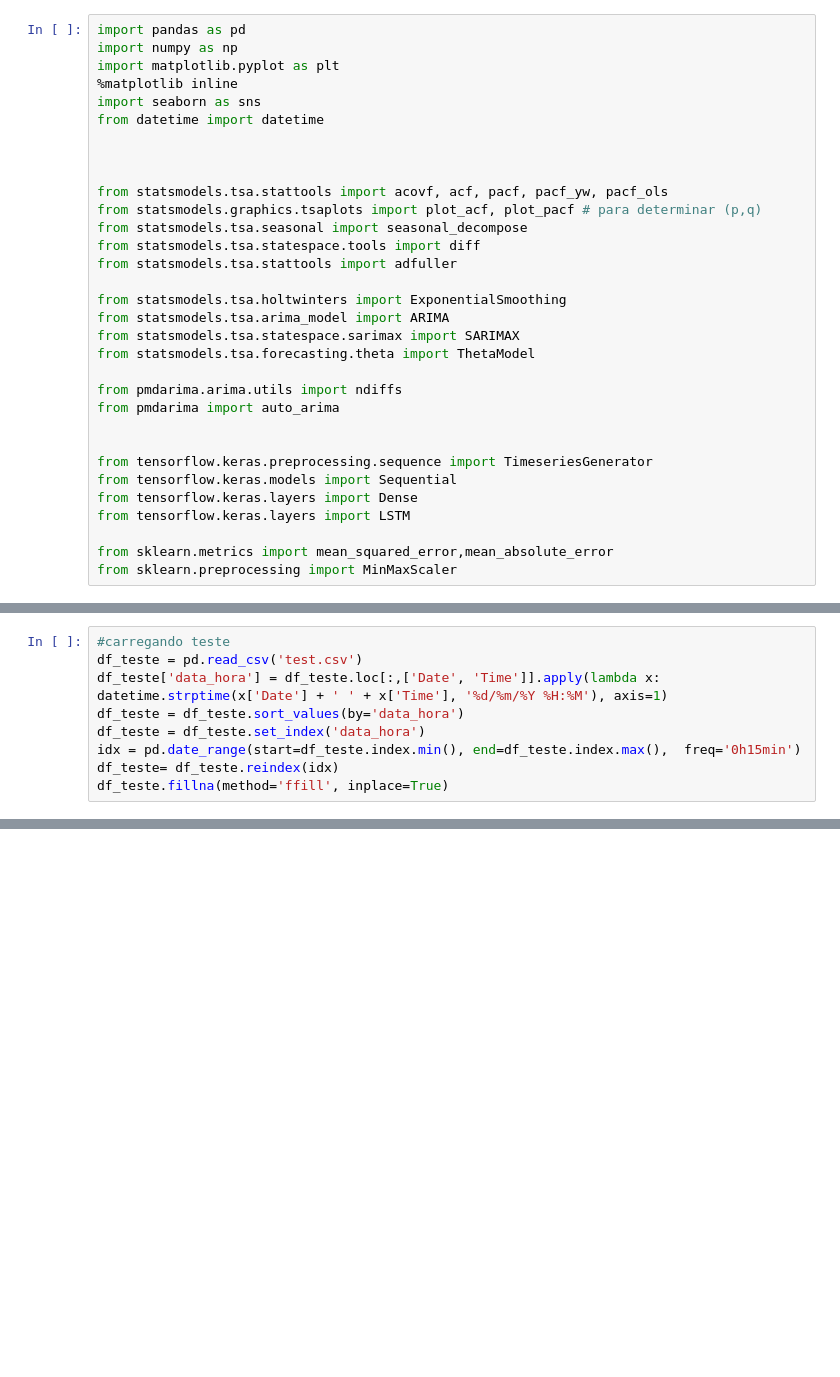
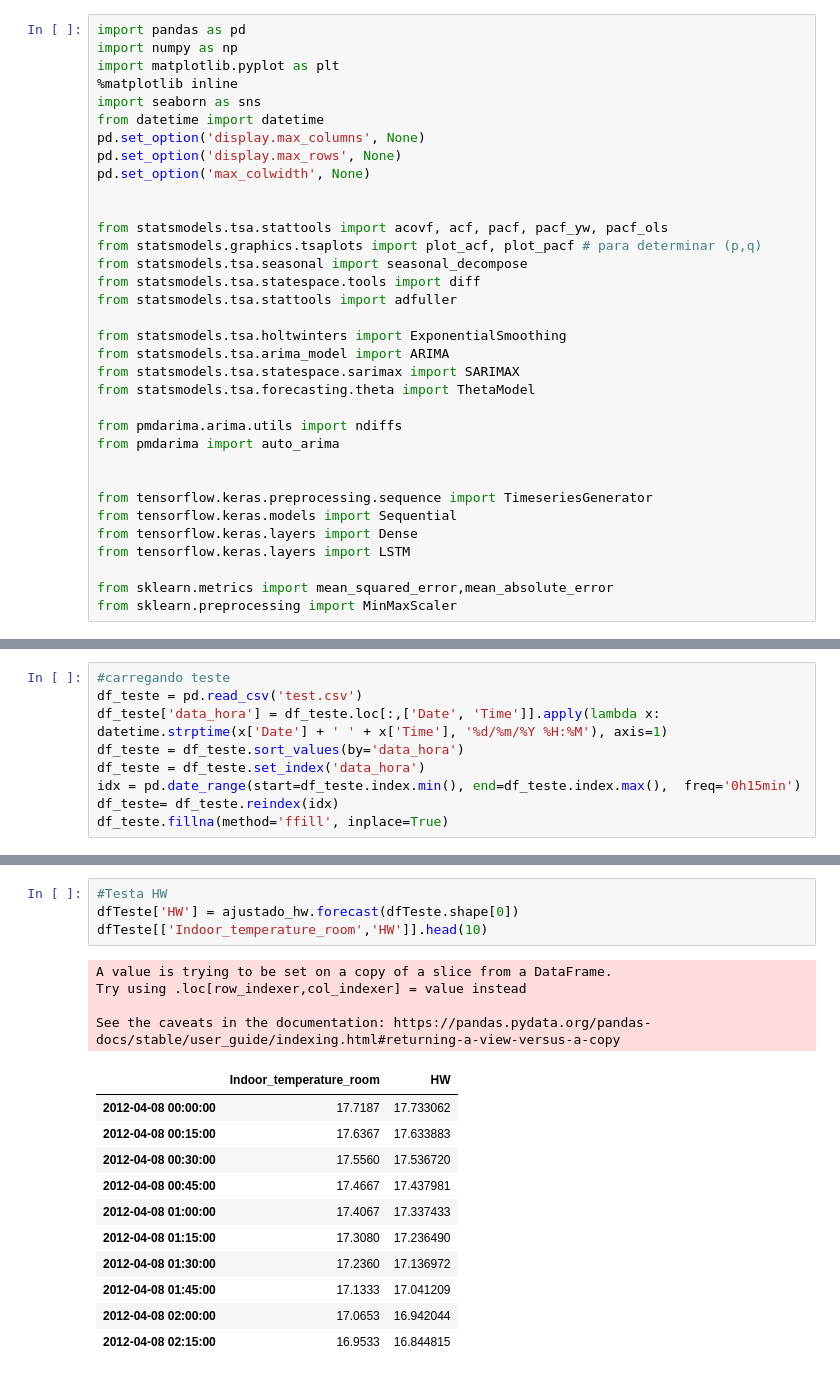
Before and after one commit to HedersonSantos/SmartHome, a Jupyter notebook: seriesTemporais.ipynb, the cells around one changed output, grey strips where cells are left out. Saved outputs shown, nothing was run; the diff lists cells and outputs as text; blank space fills up the shorter version.

```diff
--- a/seriesTemporais.ipynb
+++ b/seriesTemporais.ipynb
@@ -27,7 +27,9 @@ import matplotlib.pyplot as plt
 %matplotlib inline
 import seaborn as sns
 from datetime import datetime
-
+pd.set_option('display.max_columns', None)
+pd.set_option('display.max_rows', None)
+pd.set_option('max_colwidth', None)
 
 
 from statsmodels.tsa.stattools import acovf, acf, pacf, pacf_yw, pacf_ols
@@ -262,0 +285,20 @@ min(df_treino.index), max(df_treino.index),min(df_teste.index), max(df_teste.ind
+# %%
+#Testa HW
+dfTeste['HW'] = ajustado_hw.forecast(dfTeste.shape[0])
+dfTeste[['Indoor_temperature_room','HW']].head(10)
+# %% [output]
+A value is trying to be set on a copy of a slice from a DataFrame.
+Try using .loc[row_indexer,col_indexer] = value instead
+
+See the caveats in the documentation: https://pandas.pydata.org/pandas-docs/stable/user_guide/indexing.html#returning-a-view-versus-a-copy
+|  | Indoor_temperature_room | HW |
+| 2012-04-08 00:00:00 | 17.7187 | 17.733062 |
+| 2012-04-08 00:15:00 | 17.6367 | 17.633883 |
+| 2012-04-08 00:30:00 | 17.5560 | 17.536720 |
+| 2012-04-08 00:45:00 | 17.4667 | 17.437981 |
+| 2012-04-08 01:00:00 | 17.4067 | 17.337433 |
+| 2012-04-08 01:15:00 | 17.3080 | 17.236490 |
+| 2012-04-08 01:30:00 | 17.2360 | 17.136972 |
+| 2012-04-08 01:45:00 | 17.1333 | 17.041209 |
+| 2012-04-08 02:00:00 | 17.0653 | 16.942044 |
+| 2012-04-08 02:15:00 | 16.9533 | 16.844815 |
```
Also changed, not shown: parts of 14 cells of this notebook.
